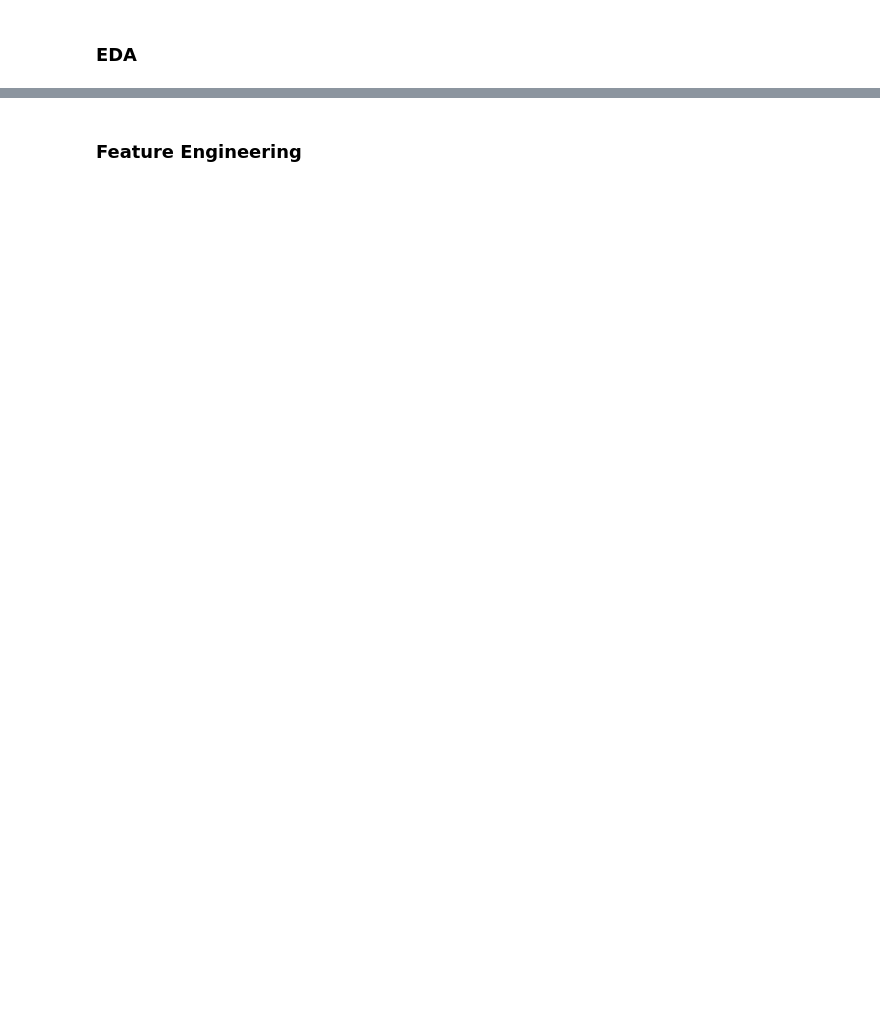
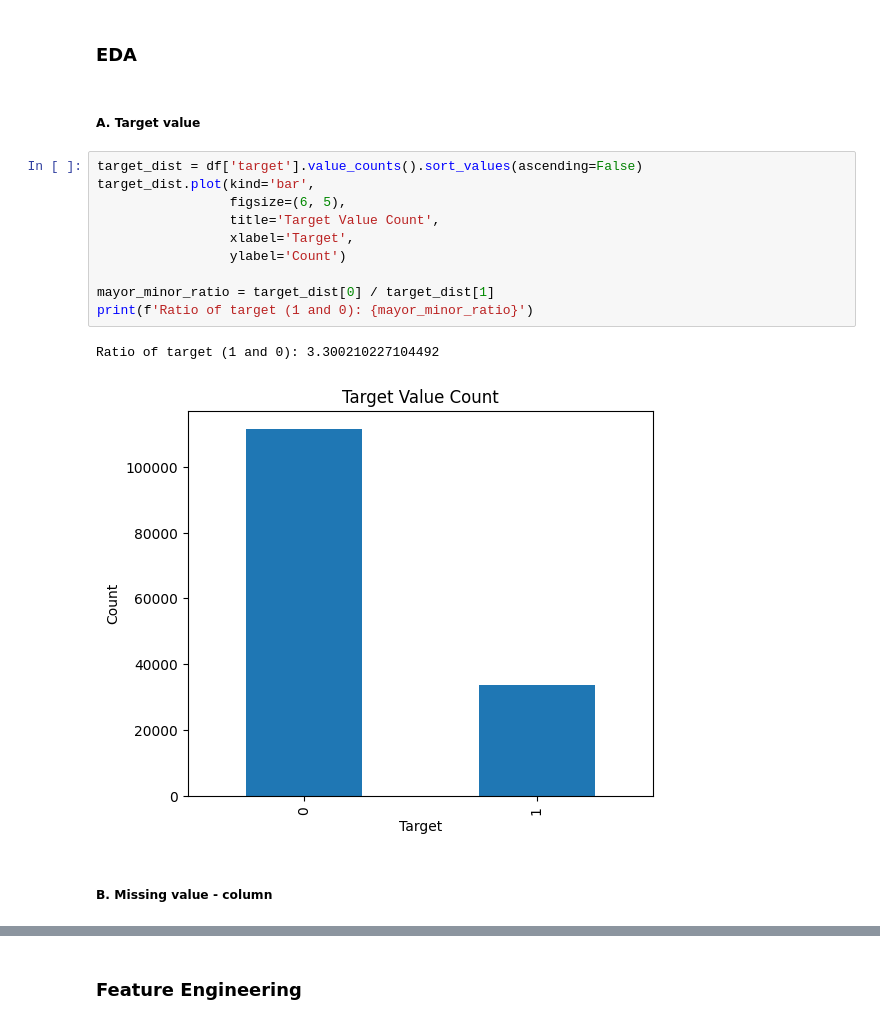
Before and after one commit to rezadzikri19/CLF-Spring-Leaf-Markeing-Response, a Jupyter notebook: marketing_classification.ipynb, the cells around one changed output, grey strips where cells are left out. Drawn from its saved outputs; the diff is of its cells as text; blank space fills up the shorter version.

```diff
--- a/marketing_classification.ipynb
+++ b/marketing_classification.ipynb
@@ -79,3 +94,20 @@ memory usage: 1.3 GB
 # %% [markdown]
 ### **EDA**
+# %% [markdown]
+##### **A. Target value**
+# %%
+target_dist = df['target'].value_counts().sort_values(ascending=False)
+target_dist.plot(kind='bar',
+                 figsize=(6, 5),
+                 title='Target Value Count',
+                 xlabel='Target',
+                 ylabel='Count')
+
+mayor_minor_ratio = target_dist[0] / target_dist[1]
+print(f'Ratio of target (1 and 0): {mayor_minor_ratio}')
+# %% [output]
+Ratio of target (1 and 0): 3.300210227104492
+[figure, added]
+# %% [markdown]
+##### **B. Missing value - column**
 # %%
```
Also changed, not shown: parts of 55 cells of this notebook.
